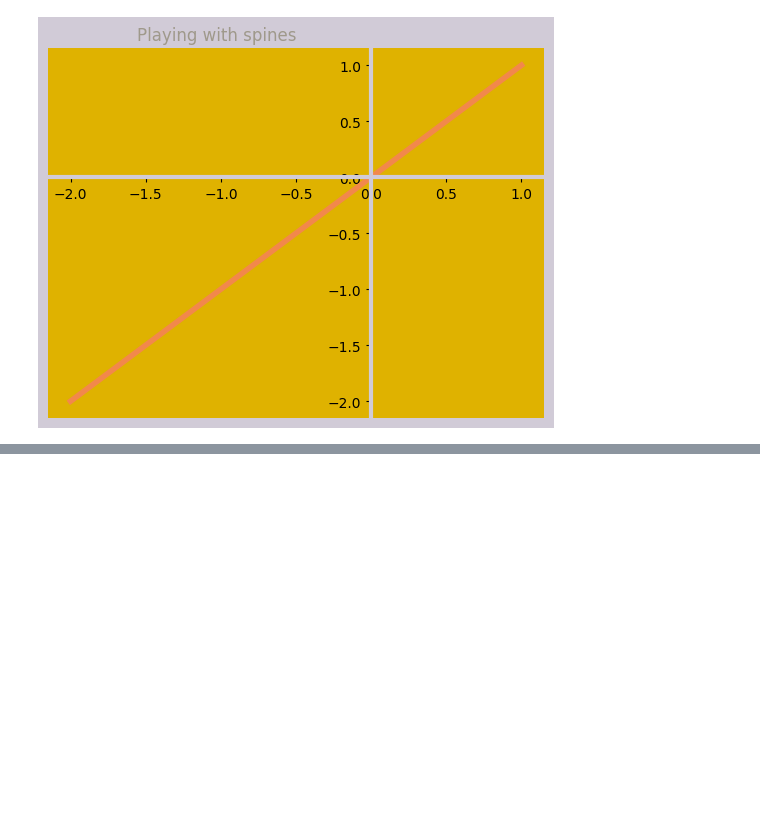
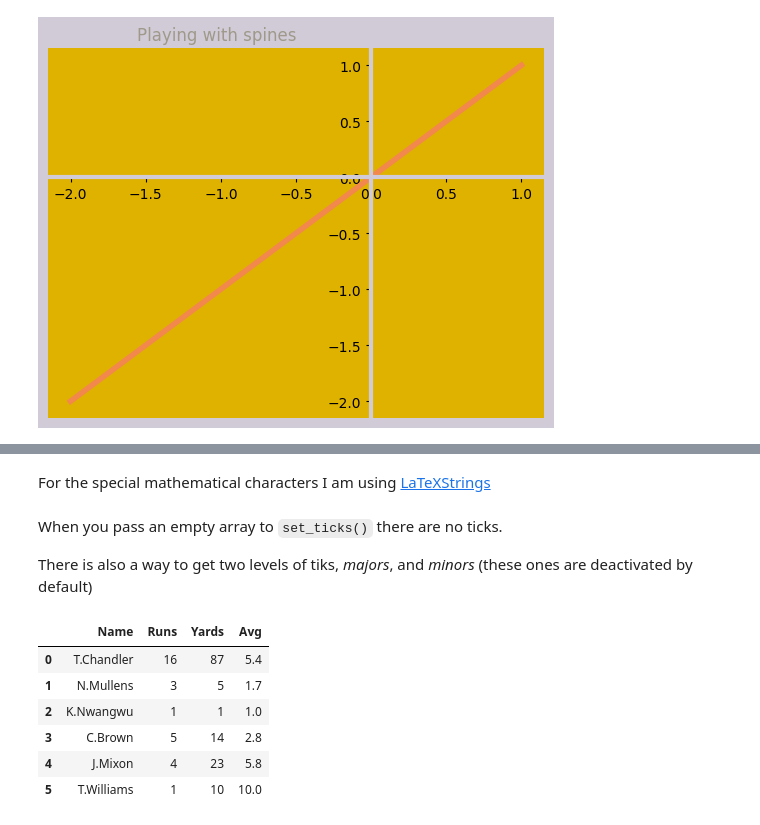
Before and after one commit to alvarohernandezalt/matplotlib_thePathof, a Jupyter notebook: 01_OOP_InterfacesDesign/AB_Appearance_TicksGridsAxes.ipynb, the cells around one changed output, grey strips where cells are left out. Saved outputs shown, nothing was run; the diff lists cells and outputs as text; code cells hidden in the pictures; blank space fills up the shorter version.

```diff
--- a/01_OOP_InterfacesDesign/AB_Appearance_TicksGridsAxes.ipynb
+++ b/01_OOP_InterfacesDesign/AB_Appearance_TicksGridsAxes.ipynb
@@ -112,0 +147,34 @@ for spine in 'bottom', 'left':
+# %% [markdown]
+For the special mathematical characters I am using [LaTeXStrings](https://juliadatascience.io/using-latexstrings.jl)
+# %% [markdown]
+When you pass an empty array to `set_ticks()` there are no ticks.
+
+There is also a way to get two levels of tiks, *majors*, and *minors* (these ones are deactivated by default)
+# %%
+"""
+Before plotting we are going to create a small dataset.
+With temporary stats of the Week 15 game:
+Minnesota Vikings at Cincinnaty Bengals
+16/12/2023
+3:05 pm ET
+"""
+minVikings_colors = ['#4F2683', '#FFC62F']
+cinBengals_colors = ['#FB4F14', '#000000']
+
+runningStats = {
+    'Name': ['T.Chandler', 'N.Mullens', 'K.Nwangwu', 'C.Brown', 'J.Mixon', 'T.Williams'],
+    'Runs': [16, 3, 1, 5, 4, 1],
+    'Yards': [87, 5, 1, 14, 23, 10]
+}
+
+df = pd.DataFrame(runningStats)
+df['Avg'] = round(df['Yards']/df['Runs'], 1)
+df
+# %% [output]
+|  | Name | Runs | Yards | Avg |
+| 0 | T.Chandler | 16 | 87 | 5.4 |
+| 1 | N.Mullens | 3 | 5 | 1.7 |
+| 2 | K.Nwangwu | 1 | 1 | 1.0 |
+| 3 | C.Brown | 5 | 14 | 2.8 |
+| 4 | J.Mixon | 4 | 23 | 5.8 |
+| 5 | T.Williams | 1 | 10 | 10.0 |
```
Also changed, not shown: parts of 4 cells of this notebook.
